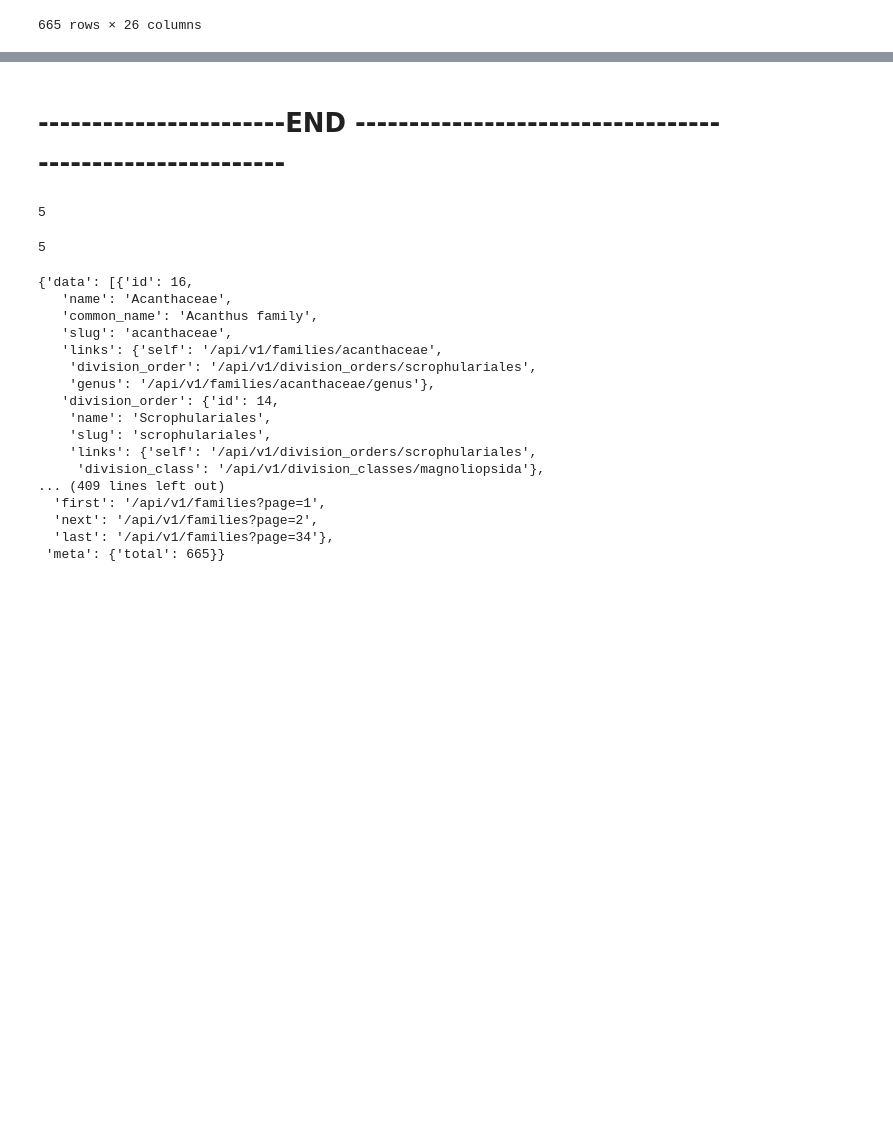
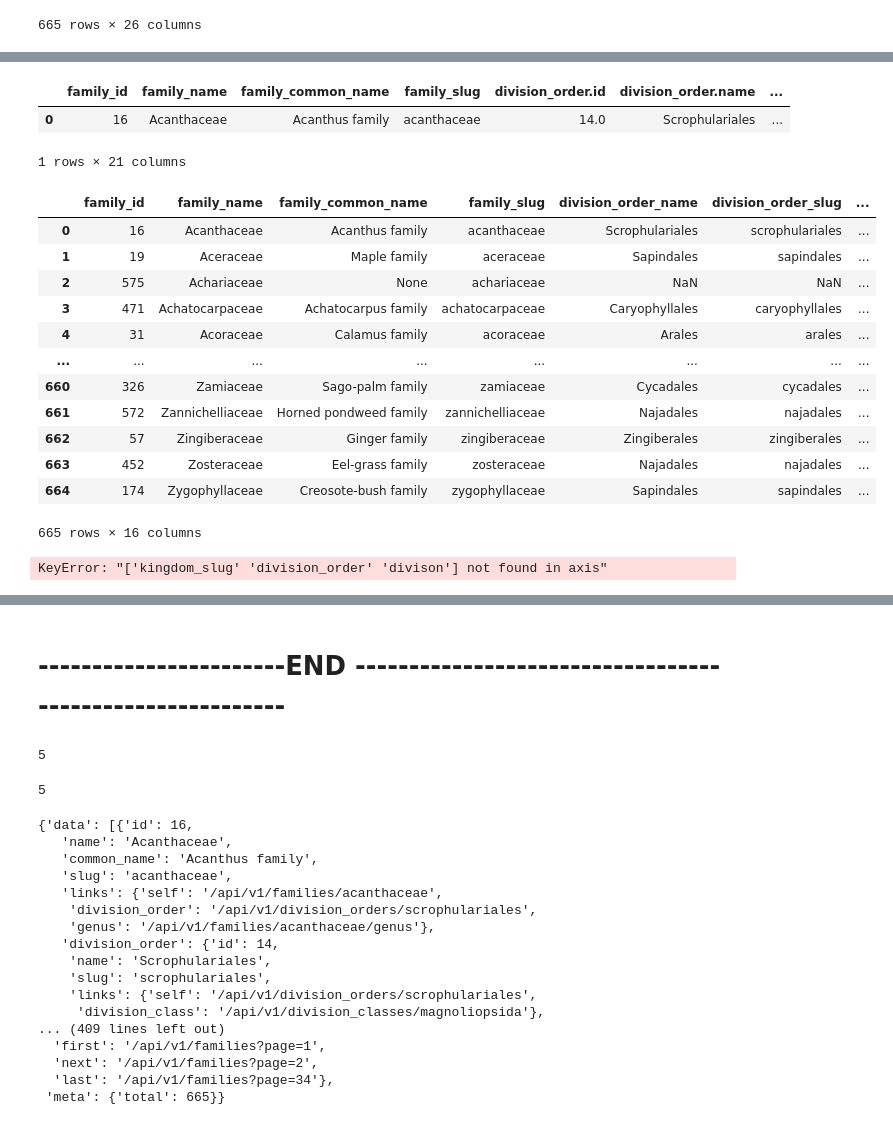
Before and after one commit to saronraut/PlantWorld, a Jupyter notebook: Saron-test_ground/Family_tree.ipynb, the cells around one changed output, grey strips where cells are left out. Drawn from its saved outputs; the diff is of its cells as text; code cells hidden in the pictures; blank space fills up the shorter version.

```diff
--- a/Saron-test_ground/FRUSTRATED.ipynb
+++ b/Saron-test_ground/Family_tree.ipynb
@@ -287,0 +303,2 @@ test_normalize.drop(columns=["links.division_order","links.genus", "division_ord
+# %%
+test_normalize = test_normalize.drop(columns=link_col)
@@ -303,0 +351,42 @@ test_normalize
+# %%
+tree = test_normalize.rename(columns={"id": "family_id", "name":"family_name","common_name": "family_common_name"
+                                     , "slug": "family_slug",
+                                     "divison_order.name": "divison_order_name", "divison_order.slug":"divison_order_slug",
+                                     "division_order.division_class.name": "divison_class_name", "division_order.division_class.slug": "divison_class_slug",
+                                     "division_order.division_class.division.subkingdom.name": "subkingdom_name", "division_order.division_class.division.subkingdom.slug": "subkingdom_slug",
+                                     "division_order.division_class.division.subkingdom.kingdom.name": "kingdom_name", "division_order.division_class.division.subkingdom.kingdom.slug": "kingdom_slug"
+                                     })
+tree.head(1)
+# %% [output]
+|  | family_id | family_name | family_common_name | family_slug | division_order.id | division_order.name | ... |
+| 0 | 16 | Acanthaceae | Acanthus family | acanthaceae | 14.0 | Scrophulariales | ... |
+1 rows × 21 columns
+# %%
+tree = tree.drop(columns=["division_order.id","division_order.division_class.id","division_order.division_class.division.subkingdom.id",
+                         "division_order.division_class.division.subkingdom.kingdom.id"])
+# %%
+tree = tree.rename(columns={"division_order.name":"division_order_name", "division_order.slug":"division_order_slug",
+                           "division_order.division_class.division.name": "divison_name", "division_order.division_class.division.slug": "division_slug",
+                           "division_order.division_class.division": "divison"})
+# %%
+tree = tree.drop(columns="division_order.division_class.division.id")
+tree
+# %% [output]
+|  | family_id | family_name | family_common_name | family_slug | division_order_name | division_order_slug | ... |
+| 0 | 16 | Acanthaceae | Acanthus family | acanthaceae | Scrophulariales | scrophulariales | ... |
+| 1 | 19 | Aceraceae | Maple family | aceraceae | Sapindales | sapindales | ... |
+| 2 | 575 | Achariaceae | None | achariaceae | NaN | NaN | ... |
+| 3 | 471 | Achatocarpaceae | Achatocarpus family | achatocarpaceae | Caryophyllales | caryophyllales | ... |
+| 4 | 31 | Acoraceae | Calamus family | acoraceae | Arales | arales | ... |
+| ... | ... | ... | ... | ... | ... | ... | ... |
+| 660 | 326 | Zamiaceae | Sago-palm family | zamiaceae | Cycadales | cycadales | ... |
+| 661 | 572 | Zannichelliaceae | Horned pondweed family | zannichelliaceae | Najadales | najadales | ... |
+| 662 | 57 | Zingiberaceae | Ginger family | zingiberaceae | Zingiberales | zingiberales | ... |
+| 663 | 452 | Zosteraceae | Eel-grass family | zosteraceae | Najadales | najadales | ... |
+| 664 | 174 | Zygophyllaceae | Creosote-bush family | zygophyllaceae | Sapindales | sapindales | ... |
+665 rows × 16 columns
+# %%
+tree = tree.drop(columns=["kingdom_slug","division_order","divison"])
+tree
+# %% [output]
+KeyError: "['kingdom_slug' 'division_order' 'divison'] not found in axis"
```
Also changed, not shown: parts of 8 cells of this notebook, 3 other files.
